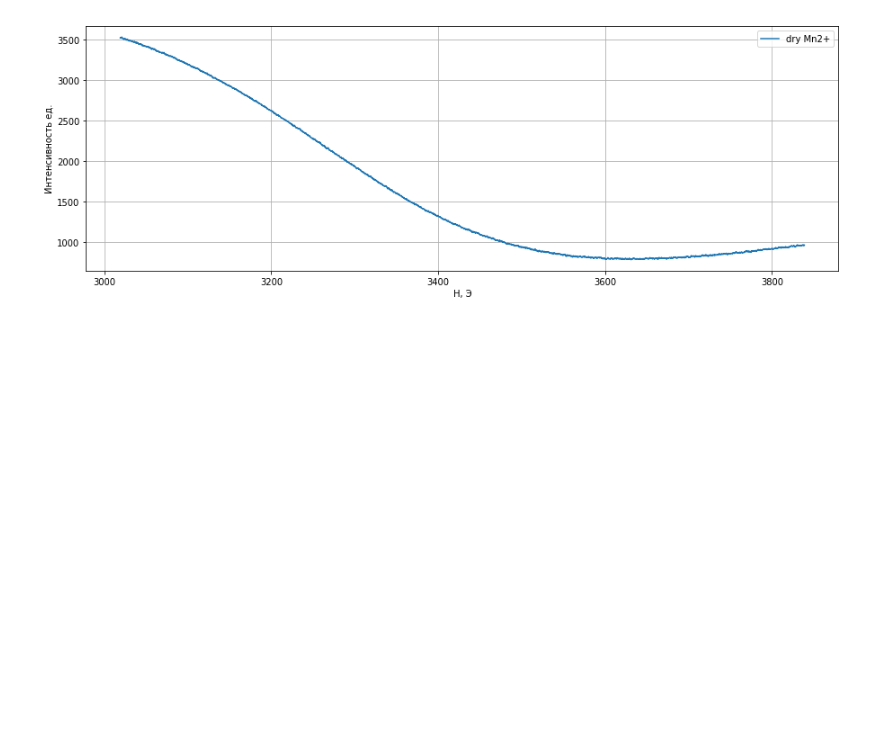
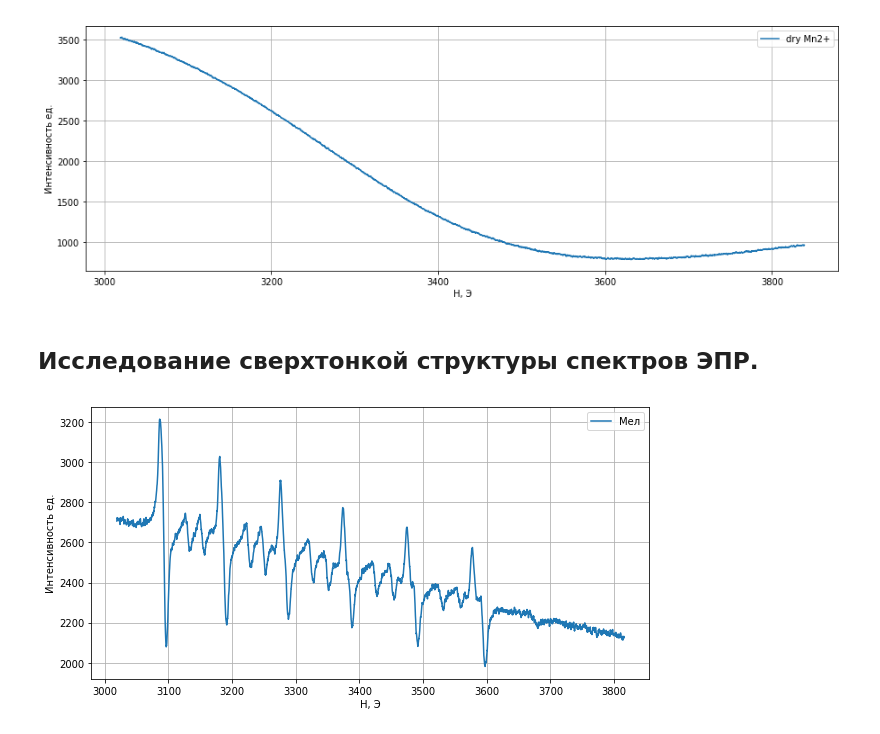
Before and after one commit to BertyWooster/PhysicalMethodsLabs, a Jupyter notebook: ЭПР/implementation.ipynb, the cells around one changed output. Cells and saved outputs as stored; diff of their text form; code cells hidden in the pictures; blank space fills up the shorter version.

```diff
--- a/ЭПР/implementation.ipynb
+++ b/ЭПР/implementation.ipynb
@@ -256,3 +256,28 @@ Ke = 4.9*10^8 M^-1 c^-1
 [figure]
 [figure]
 [figure]
+# %% [markdown]
+## Исследование сверхтонкой структуры спектров ЭПР.
+# %%
+'''
+По расстоянию между эквидистантными пиками легко оценить константу
+сверхтонкого взаимодействия а = 100.4 +0 0.1 Э
+'''
+
+# Далее будем наблюдать ЭПР спектр порошка мела:
+
+# Парсинг данных.
+
+data = pd.read_table('/home/dmitry/LatexProjects/physicalMethods/ЭПР/GadeckyDmitry/Задание3/мел_усиление50.epr.txt', sep = '\s+' )
+field = data['field,G']
+intensity = data['intensity,a.u.']
+
+#Визуализация.
+plt.figure(figsize= (10,5))
+plt.plot(field,intensity, label='Мел')
+plt.xlabel("H, Э")
+plt.ylabel("Интенсивность ед.")
+plt.legend();
+plt.grid()
+# %% [output]
+[figure, added]
```
Also changed, not shown: parts of 2 cells of this notebook, 12 other files.
